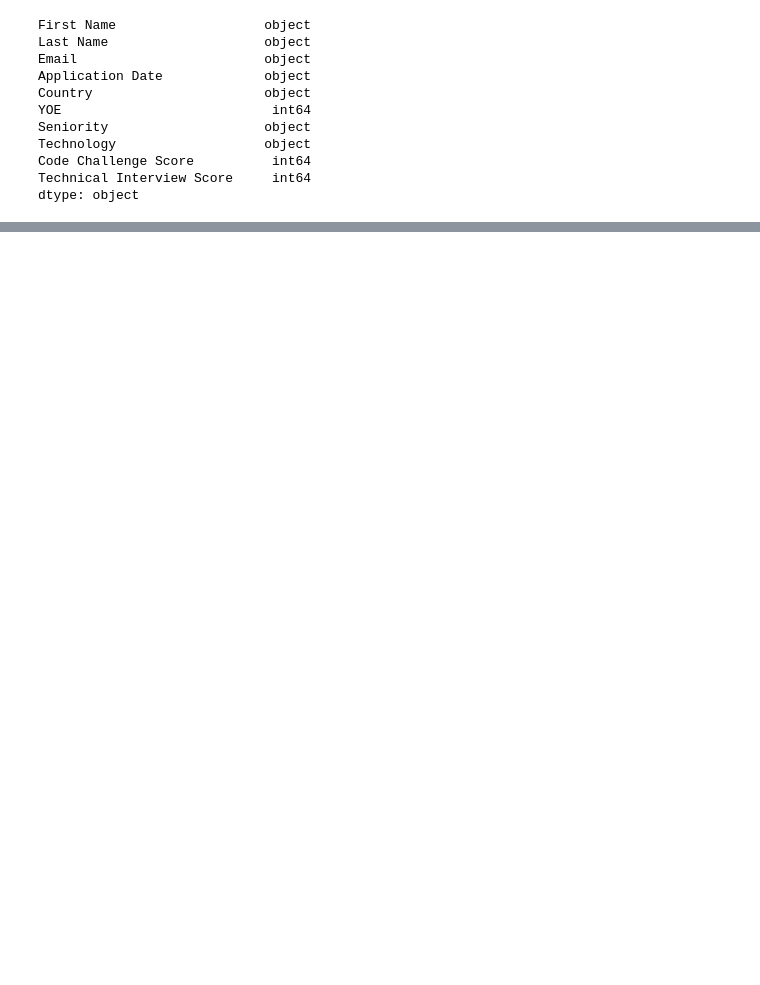
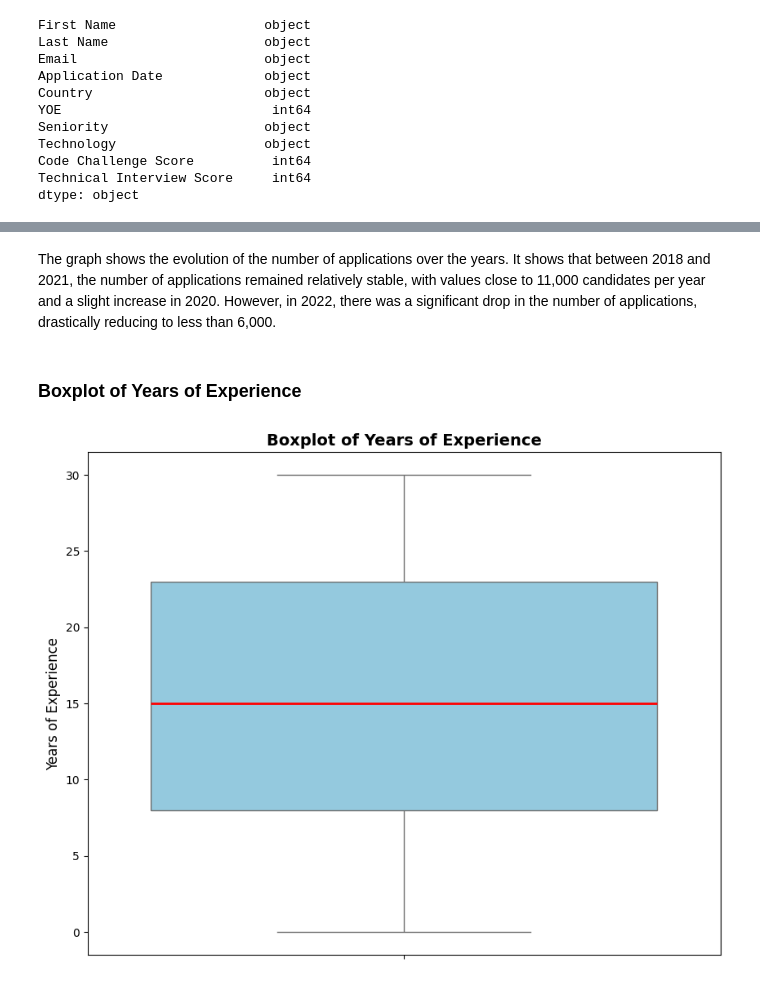
Before and after one commit to JuanDavidDazaR/Workshop--001-Data-engineer, a Jupyter notebook: notebooks/002_EDA.ipynb, the cells around one changed output, grey strips where cells are left out. Saved outputs shown, nothing was run; the diff lists cells and outputs as text; code cells hidden in the pictures; blank space fills up the shorter version.

```diff
--- a/notebooks/002_EDA.ipynb
+++ b/notebooks/002_EDA.ipynb
@@ -173,0 +249,14 @@ plt.show()
+# %% [markdown]
+The graph shows the evolution of the number of applications over the years. It shows that between 2018 and 2021, the number of applications remained relatively stable, with values close to 11,000 candidates per year and a slight increase in 2020. However, in 2022, there was a significant drop in the number of applications, drastically reducing to less than 6,000.
+# %% [markdown]
+### Boxplot of Years of Experience
+# %%
+plt.figure(figsize=(10, 8))
+sns.boxplot(y=df["YOE"], color="skyblue", medianprops={"color": "red", "linewidth": 2})
+
+plt.title("Boxplot of Years of Experience", fontsize=14, fontweight="bold")
+plt.ylabel("Years of Experience", fontsize=12)
+
+plt.show()
+# %% [output]
+[figure, added]
```
Also changed, not shown: parts of 86 cells of this notebook, 5 other files.
